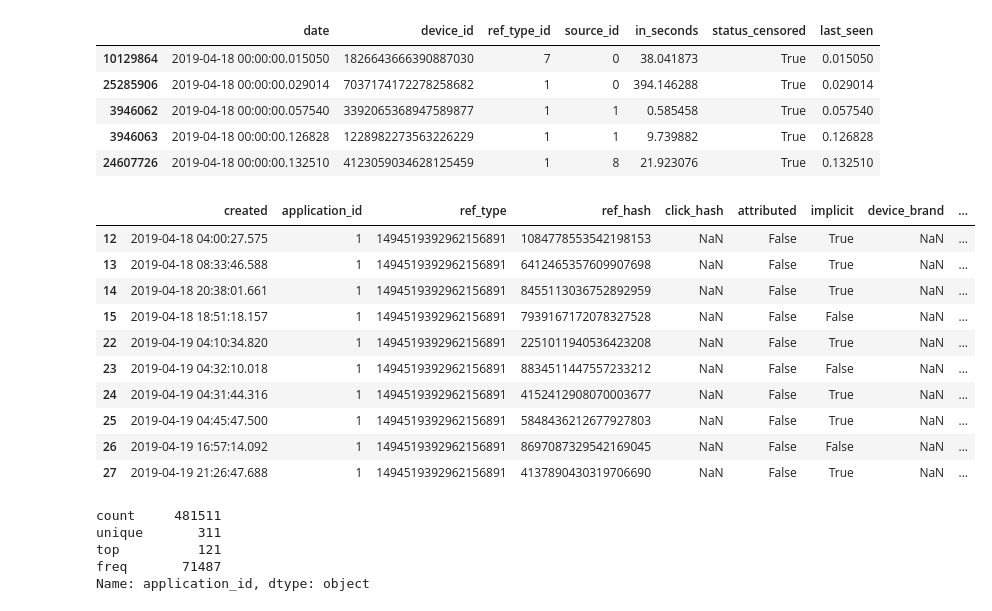
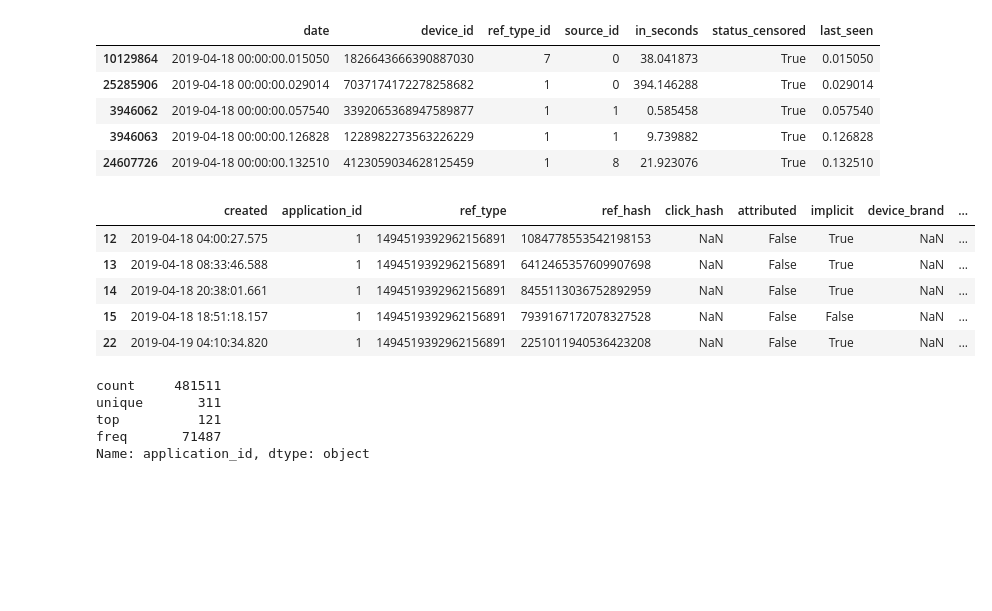
Before and after one commit to sergiolch/TP2-7506-2019-1C, a Jupyter notebook: Analisis.ipynb, the cells around one changed output. Cells and saved outputs as stored; diff of their text form; code cells hidden in the pictures; blank space fills up the shorter version.

```diff
--- a/Analisis.ipynb
+++ b/Analisis.ipynb
@@ -149,19 +155,14 @@ auctions_1.head(5)
 | 24607726 | 2019-04-18 00:00:00.132510 | 4123059034628125459 | 1 | 8 | 21.923076 | True | 0.132510 |
 # %%
 installs_1 = installs_df.loc[installs_df['created']<'2019-04-20 00:00:00'].copy()
-installs_1.head(10)
+installs_1.head(5)
 # %% [output]
 |  | created | application_id | ref_type | ref_hash | click_hash | attributed | implicit | device_brand | ... |
 | 12 | 2019-04-18 04:00:27.575 | 1 | 1494519392962156891 | 1084778553542198153 | NaN | False | True | NaN | ... |
 | 13 | 2019-04-18 08:33:46.588 | 1 | 1494519392962156891 | 6412465357609907698 | NaN | False | True | NaN | ... |
 | 14 | 2019-04-18 20:38:01.661 | 1 | 1494519392962156891 | 8455113036752892959 | NaN | False | True | NaN | ... |
 | 15 | 2019-04-18 18:51:18.157 | 1 | 1494519392962156891 | 7939167172078327528 | NaN | False | False | NaN | ... |
 | 22 | 2019-04-19 04:10:34.820 | 1 | 1494519392962156891 | 2251011940536423208 | NaN | False | True | NaN | ... |
-| 23 | 2019-04-19 04:32:10.018 | 1 | 1494519392962156891 | 8834511447557233212 | NaN | False | False | NaN | ... |
-| 24 | 2019-04-19 04:31:44.316 | 1 | 1494519392962156891 | 4152412908070003677 | NaN | False | True | NaN | ... |
-| 25 | 2019-04-19 04:45:47.500 | 1 | 1494519392962156891 | 5848436212677927803 | NaN | False | True | NaN | ... |
-| 26 | 2019-04-19 16:57:14.092 | 1 | 1494519392962156891 | 8697087329542169045 | NaN | False | False | NaN | ... |
-| 27 | 2019-04-19 21:26:47.688 | 1 | 1494519392962156891 | 4137890430319706690 | NaN | False | True | NaN | ... |
 # %%
 installs_df['application_id'].describe()
 # %% [output]
```
Also changed, not shown: parts of 26 cells of this notebook, 3 other files.
